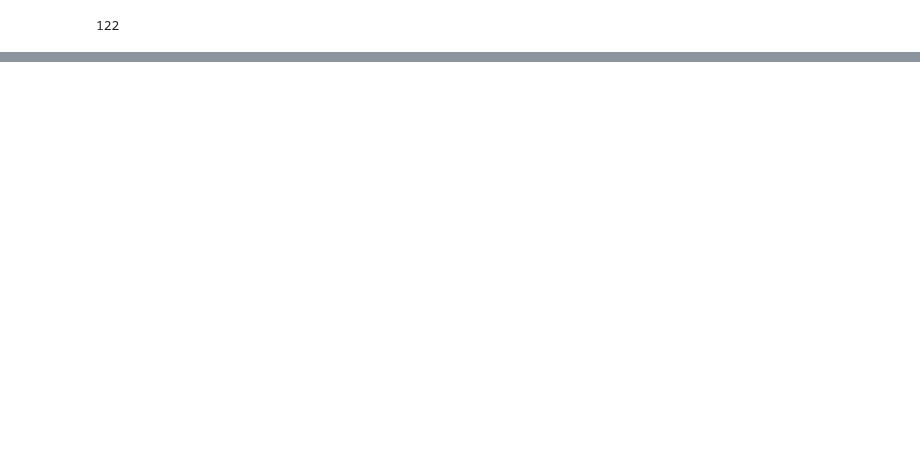
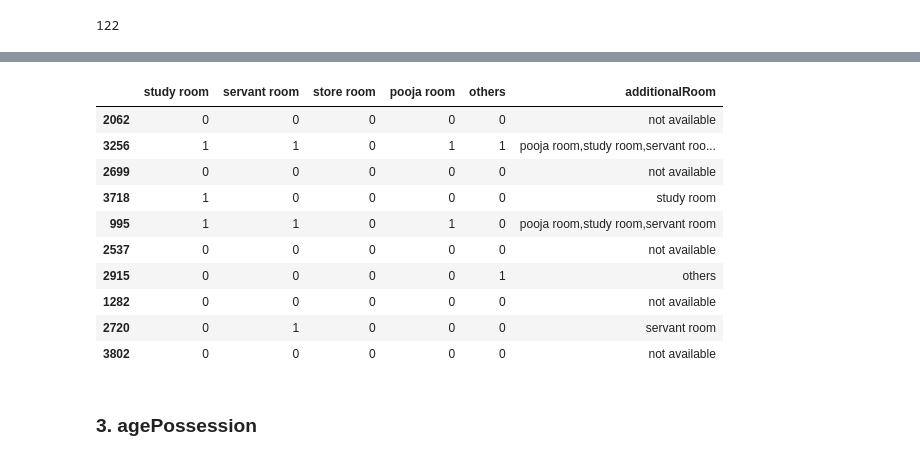
Before and after one commit to Shashan-k/Real-estate-Project, a Jupyter notebook: feature-engineering_5.ipynb, the cells around one changed output, grey strips where cells are left out. Cells and saved outputs as stored; diff of their text form; code cells hidden in the pictures; blank space fills up the shorter version.

```diff
--- a/feature-engineering_5.ipynb
+++ b/feature-engineering_5.ipynb
@@ -51,0 +190,3 @@ df['super_built_up_area'] = df.apply(lambda x: convert_to_sqft(x['areaWithType']
+# %%
+# update the original dataframe
+df.update(all_nan_df)
@@ -51,0 +244,27 @@ df['super_built_up_area'] = df.apply(lambda x: convert_to_sqft(x['areaWithType']
+# %%
+# 5 Types of additonal rooms - Servant,Pooja,Store,Study, Others
+# Performing one-hot enconding to the above categorical values
+# For not available -> making all values 0
+
+new_cols = ['study room', 'servant room', 'store room', 'pooja room', 'others']
+
+# Inserting values in the newly created columns
+
+for col in new_cols:
+    df[col] = df['additionalRoom'].str.contains(col).astype(int)
+# %%
+df.sample(10)[['study room', 'servant room', 'store room', 'pooja room', 'others','additionalRoom']]
+# %% [output]
+|  | study room | servant room | store room | pooja room | others | additionalRoom |
+| 2062 | 0 | 0 | 0 | 0 | 0 | not available |
+| 3256 | 1 | 1 | 0 | 1 | 1 | pooja room,study room,servant roo... |
+| 2699 | 0 | 0 | 0 | 0 | 0 | not available |
+| 3718 | 1 | 0 | 0 | 0 | 0 | study room |
+| 995 | 1 | 1 | 0 | 1 | 0 | pooja room,study room,servant room |
+| 2537 | 0 | 0 | 0 | 0 | 0 | not available |
+| 2915 | 0 | 0 | 0 | 0 | 1 | others |
+| 1282 | 0 | 0 | 0 | 0 | 0 | not available |
+| 2720 | 0 | 1 | 0 | 0 | 0 | servant room |
+| 3802 | 0 | 0 | 0 | 0 | 0 | not available |
+# %% [markdown]
+### 3. agePossession
```
Also changed, not shown: parts of 49 cells of this notebook, 1 other file.
